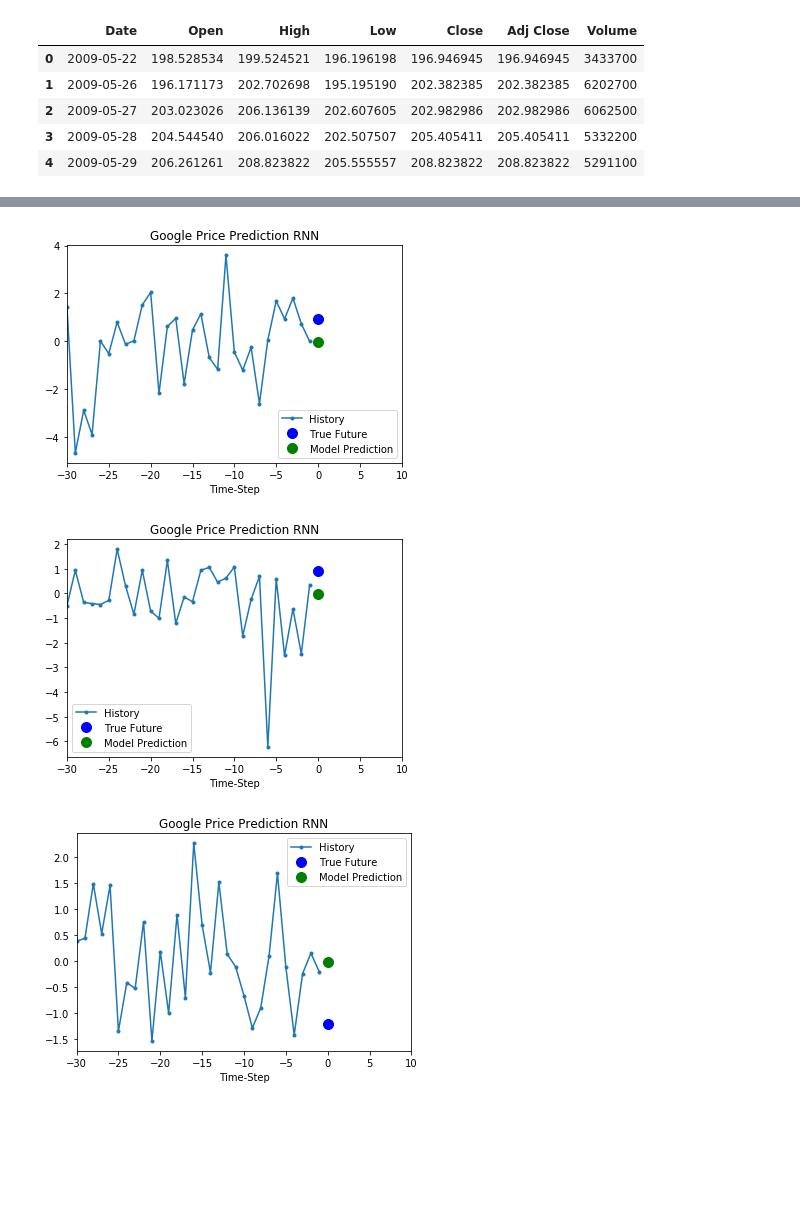
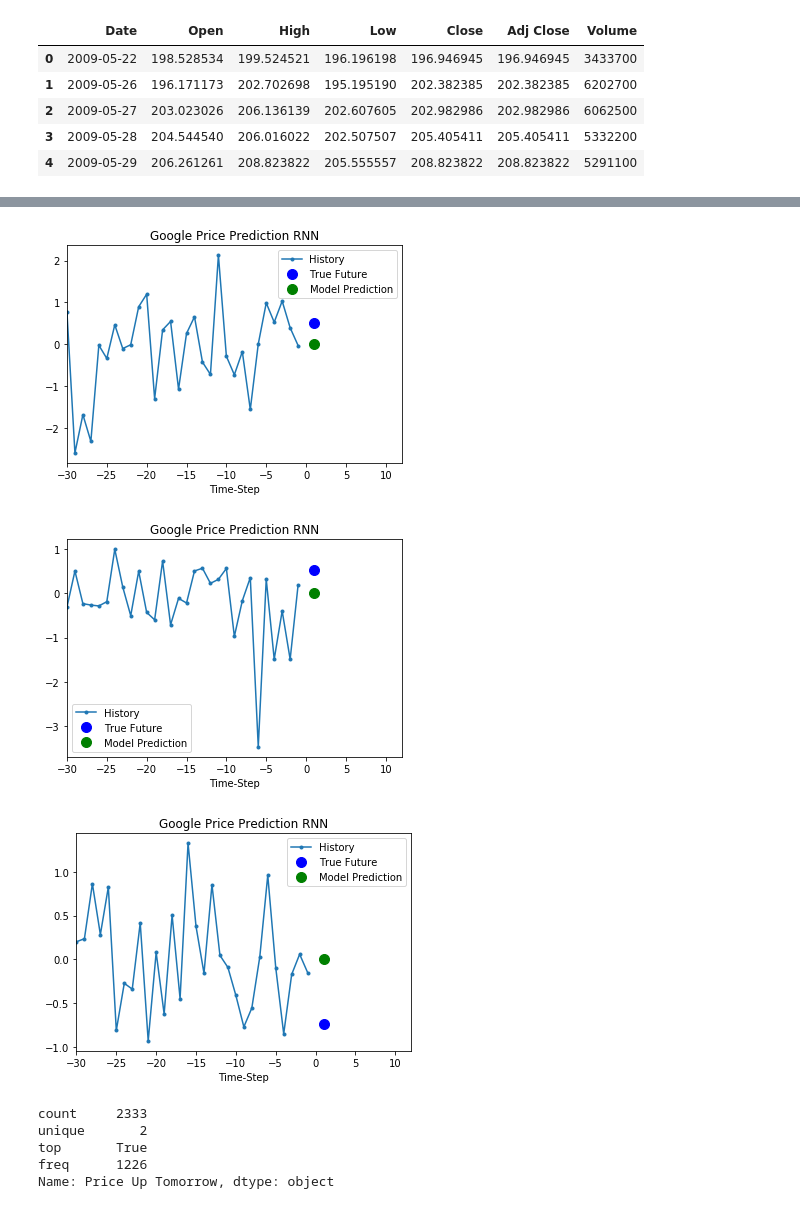
Before and after one commit to ohashioji/EfficientMarketTestML, a Jupyter notebook: efficient_markets.ipynb, the cells around one changed output, grey strips where cells are left out. Drawn from its saved outputs; the diff is of its cells as text; code cells hidden in the pictures; blank space fills up the shorter version.

```diff
--- a/efficient_markets.ipynb
+++ b/efficient_markets.ipynb
@@ -665,7 +683,7 @@ google['google_10_day_autocorr'] = google_auto_corr.autocorr(lag=10)
 google['google_30_day_autocorr'] = google_auto_corr.autocorr(lag=30)
 google['google_90_day_autocorr'] = google_auto_corr.autocorr(lag=90)
 # %%
-google['Price Up Tomorrow Tomorrow'] = np.where(google['Close'].shift(-1)>google['Close'], 1, 0) #Price up Tomorrow is True (1) if tomorrows
+google['Price Up Tomorrow'] = np.where(google['Close'].shift(-1)>google['Close'], 1, 0) #Price up Tomorrow is True (1) if tomorrows
 #closing price is higher than todays.
 # %%
 google.head(10)
@@ -722,7 +740,7 @@ TRAIN_SPLIT = 1684
 # %%
 tf.random.set_seed(13)
 # %%
-uni_data = google['Change in price']
+uni_data = google['Percentage change in price']
 uni_data.index = google['Date']
 uni_data.head()
 # %% [output]
@@ -770,13 +788,12 @@ google_lstm_model = tf.keras.models.Sequential([
     tf.keras.layers.LSTM(8, input_shape=x_train_uni.shape[-2:]),
     tf.keras.layers.Dense(1)
 ])
+google_lstm_model.add(tf.keras.layers.Dropout(0.2))
+google_lstm_model.add(tf.keras.layers.Activation('linear'))
 
 google_lstm_model.compile(optimizer='adam', loss='mape')
 # %%
-EVALUATION_INTERVAL = 500
-EPOCHS = 5
-
-google_lstm_model.fit(train_univariate, epochs=EPOCHS,
-                      steps_per_epoch=EVALUATION_INTERVAL,
+google_lstm_model.fit(train_univariate, epochs=10,
+                      steps_per_epoch=500,
                       validation_data=val_univariate, validation_steps=50)
 # %% [output]
@@ -798,7 +825,7 @@ Google data MAPE: 104.05519104003906
 # %%
-prediction_attempt(google_lstm_model, 'Google Price Prediction RNN')
+prediction_attempt(google_lstm_model, 'Google Price Prediction RNN', val_univariate)
 # %% [output]
-[figure, old version]
+[figure, new version]
-[figure, old version]
+[figure, new version]
-[figure, old version]
+[figure, new version]
 # %%
@@ -807,5 +834,13 @@ y = amd['Price Up Tomorrow']
 
 x_train, x_test, y_train, y_test = train_test_split(x, y, train_size=0.75, shuffle=True)
+# %%
+(google['Price Up Tomorrow']==1).describe()
+# %% [output]
+count     2333
+unique       2
+top       True
+freq      1226
+Name: Price Up Tomorrow, dtype: object
 # %%
 scaler = StandardScaler()
 x_train = scaler.fit_transform(x_train)
```
Also changed, not shown: parts of 60 cells of this notebook, 2 other files.
